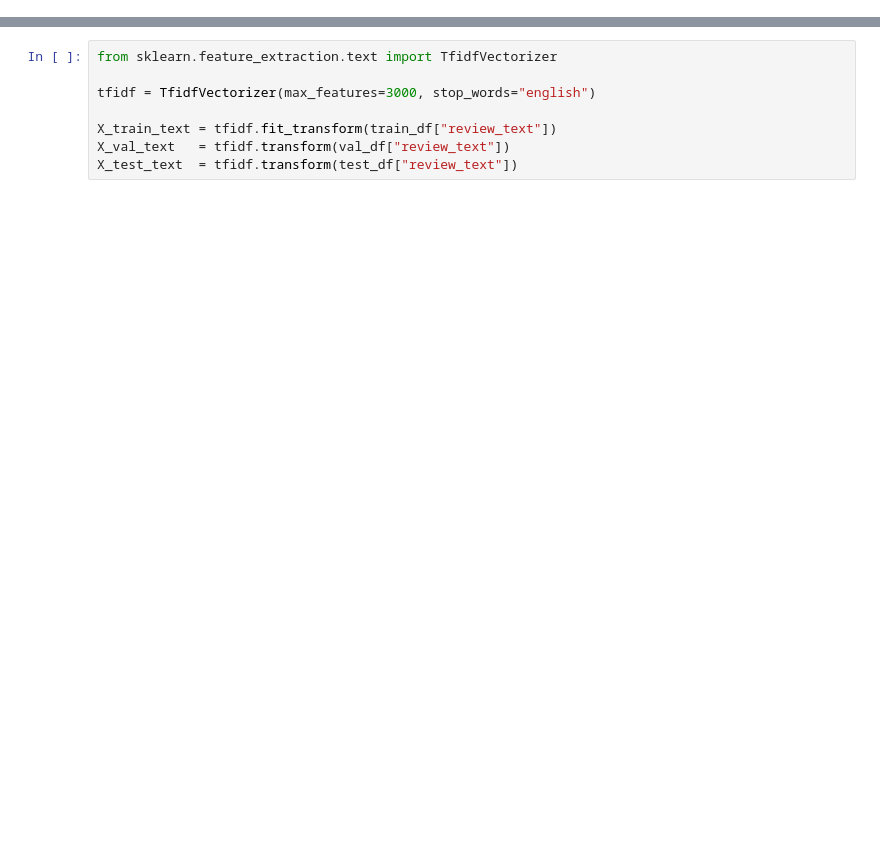
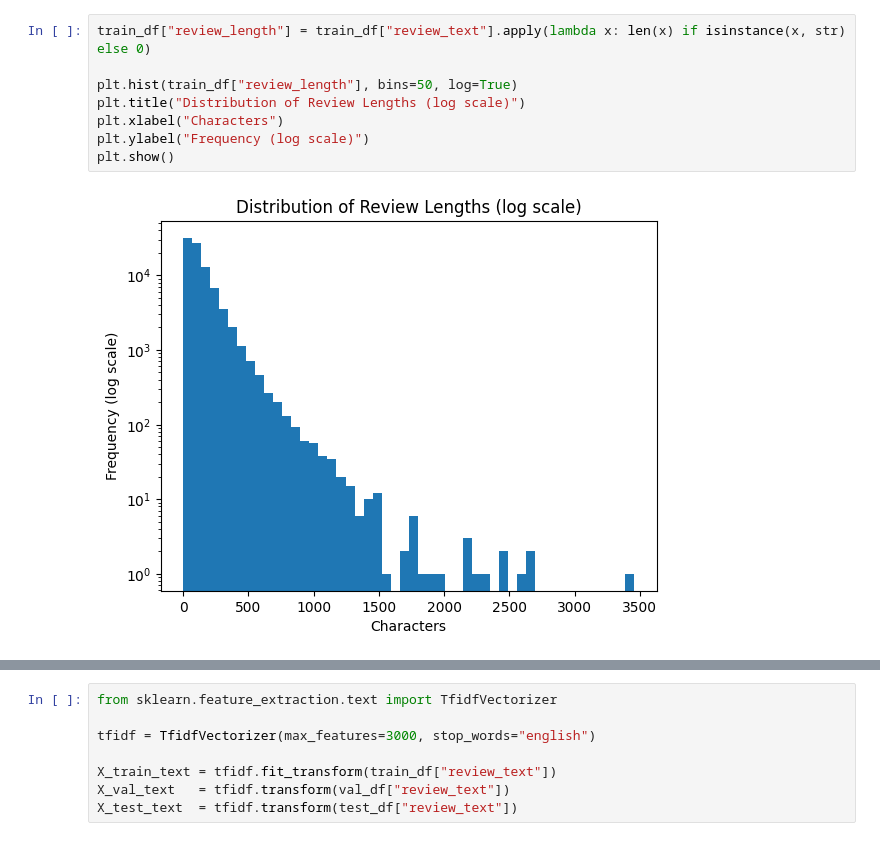
Before and after one commit to itsfavio/cse158-assignment2, a Jupyter notebook: baseline.ipynb, the cells around one changed output, grey strips where cells are left out. Saved outputs shown, nothing was run; the diff lists cells and outputs as text; blank space fills up the shorter version.

```diff
--- a/baseline.ipynb
+++ b/baseline.ipynb
@@ -22 +47,11 @@ train_df.head()
+# %%
+train_df["review_length"] = train_df["review_text"].apply(lambda x: len(x) if isinstance(x, str) else 0)
+
+plt.hist(train_df["review_length"], bins=50, log=True)
+plt.title("Distribution of Review Lengths (log scale)")
+plt.xlabel("Characters")
+plt.ylabel("Frequency (log scale)")
+plt.show()
+# %% [output]
+[figure, added]
 # %%
```
Also changed, not shown: parts of 22 cells of this notebook.
